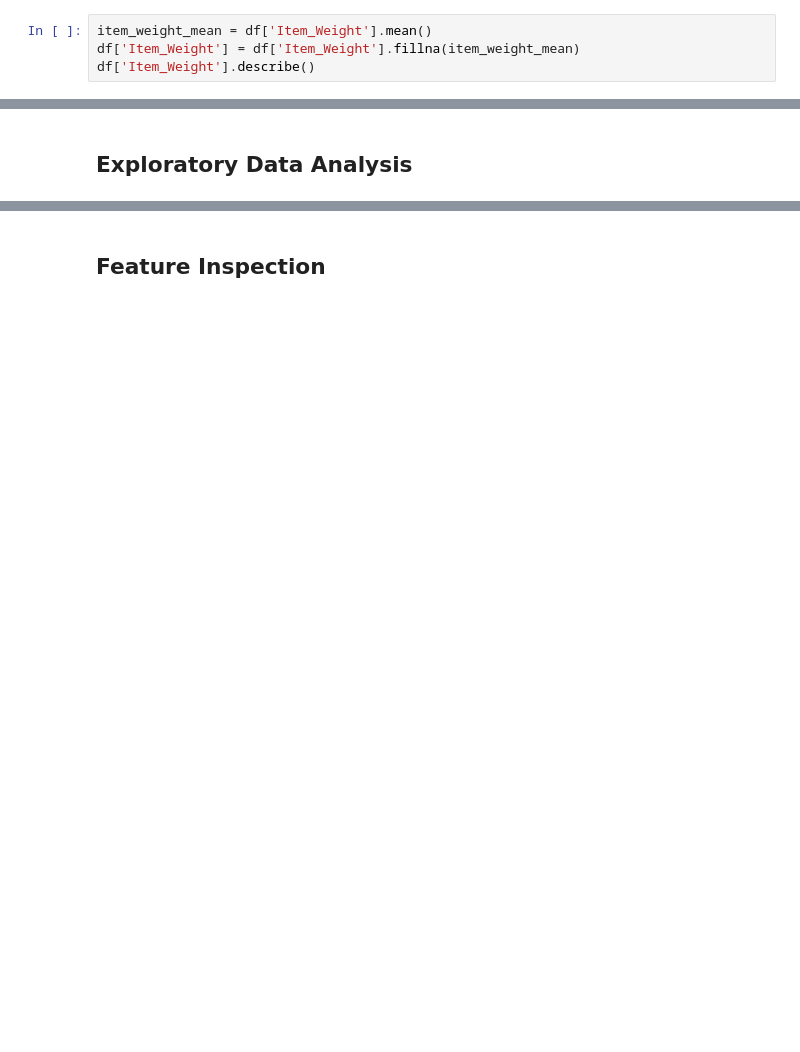
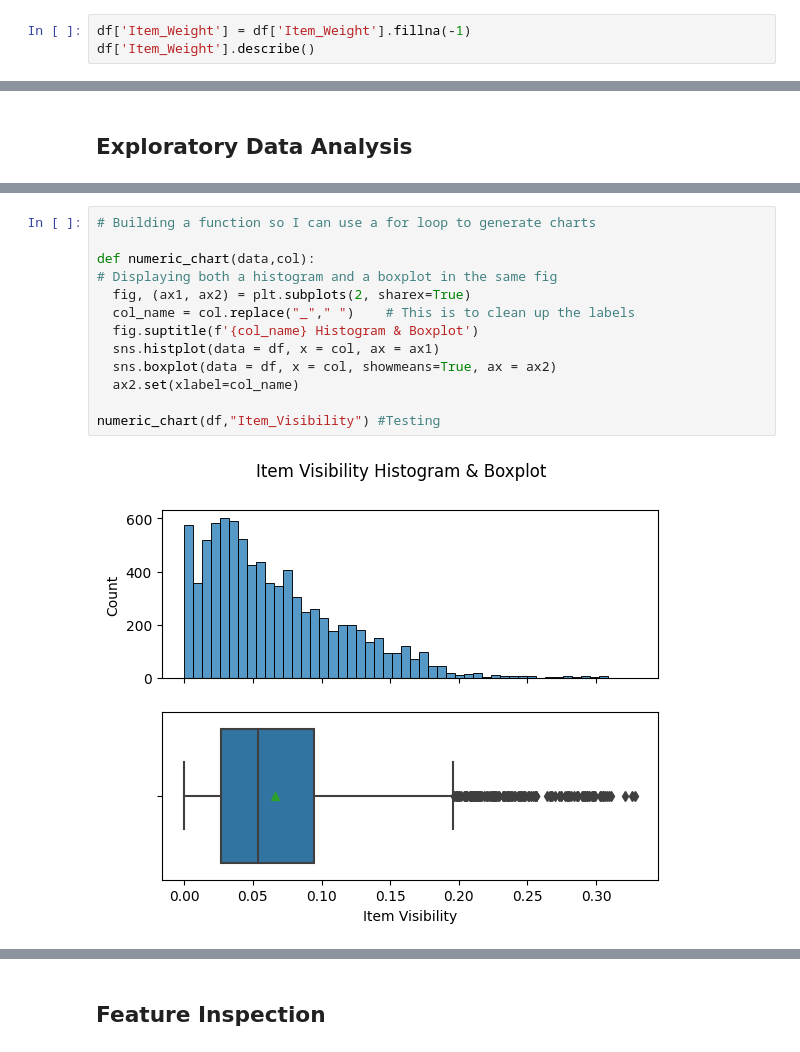
Before and after one commit to Gondram/Prediction-of-Product-Sales, a Jupyter notebook: Prediction_of_Product_Sales.ipynb, the cells around one changed output, grey strips where cells are left out. Cells and saved outputs as stored; diff of their text form; blank space fills up the shorter version.

```diff
--- a/Prediction_of_Product_Sales.ipynb
+++ b/Prediction_of_Product_Sales.ipynb
@@ -173,8 +177,7 @@ Small      2388
 High        932
 Name: Outlet_Size, dtype: int64
 # %%
-item_weight_mean = df['Item_Weight'].mean()
-df['Item_Weight'] = df['Item_Weight'].fillna(item_weight_mean)
+df['Item_Weight'] = df['Item_Weight'].fillna(-1)
 df['Item_Weight'].describe()
 # %% [output]
 count    8523.000000
@@ -352,0 +387,15 @@ dtype: float64
+# %%
+# Building a function so I can use a for loop to generate charts
+
+def numeric_chart(data,col):
+# Displaying both a histogram and a boxplot in the same fig
+  fig, (ax1, ax2) = plt.subplots(2, sharex=True)
+  col_name = col.replace("_"," ")    # This is to clean up the labels
+  fig.suptitle(f'{col_name} Histogram & Boxplot')
+  sns.histplot(data = df, x = col, ax = ax1)
+  sns.boxplot(data = df, x = col, showmeans=True, ax = ax2)
+  ax2.set(xlabel=col_name)
+
+numeric_chart(df,"Item_Visibility") #Testing
+# %% [output]
+[figure, added]
```
Also changed, not shown: parts of 13 cells of this notebook.
